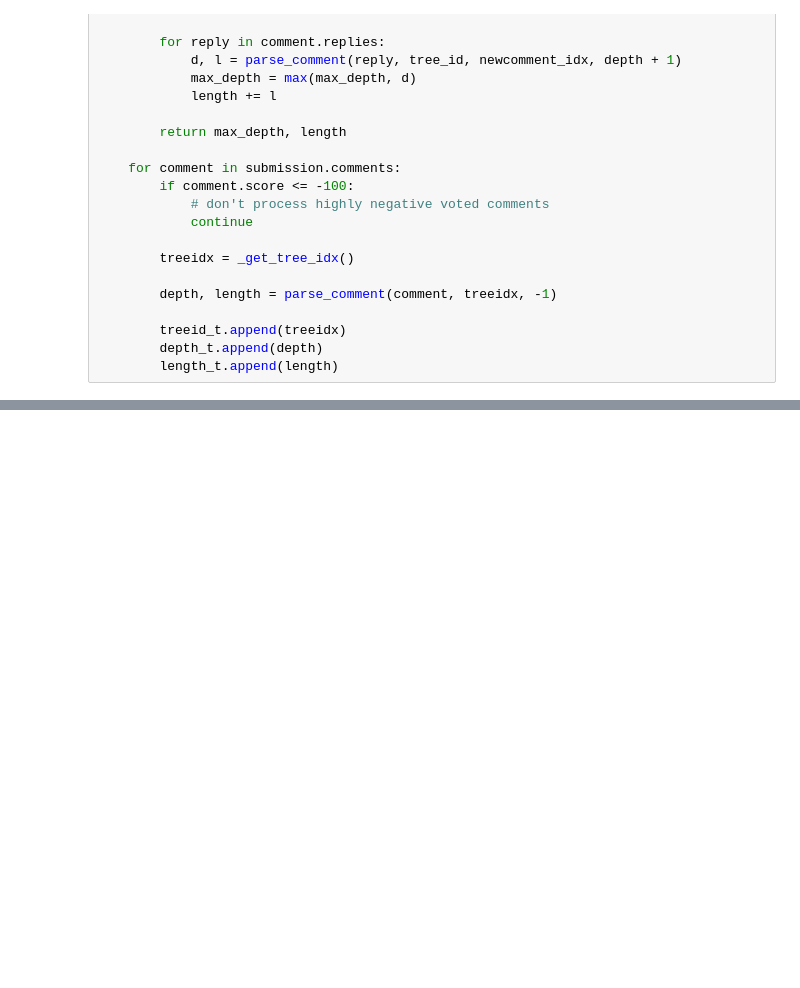
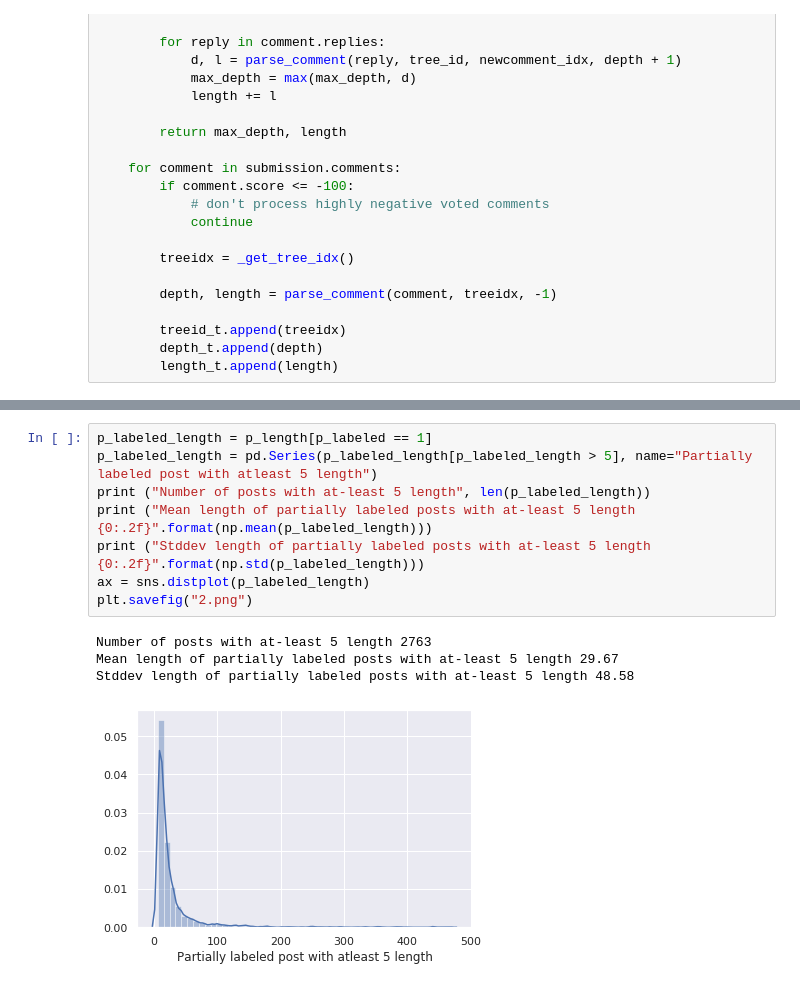
Before and after one commit to chandan047/reddit-affective-content, a Jupyter notebook: Data Visualization.ipynb, the cells around one changed output, grey strips where cells are left out. Saved outputs shown, nothing was run; the diff lists cells and outputs as text; blank space fills up the shorter version.

```diff
--- a/Data Visualization.ipynb
+++ b/Data Visualization.ipynb
@@ -366,0 +432,13 @@ for ind, submission_id in tqdm(enumerate(keys)):
+# %%
+p_labeled_length = p_length[p_labeled == 1]
+p_labeled_length = pd.Series(p_labeled_length[p_labeled_length > 5], name="Partially labeled post with atleast 5 length")
+print ("Number of posts with at-least 5 length", len(p_labeled_length))
+print ("Mean length of partially labeled posts with at-least 5 length {0:.2f}".format(np.mean(p_labeled_length)))
+print ("Stddev length of partially labeled posts with at-least 5 length {0:.2f}".format(np.std(p_labeled_length)))
+ax = sns.distplot(p_labeled_length)
+plt.savefig("2.png")
+# %% [output]
+Number of posts with at-least 5 length 2763
+Mean length of partially labeled posts with at-least 5 length 29.67
+Stddev length of partially labeled posts with at-least 5 length 48.58
+[figure, added]
```
Also changed, not shown: parts of 29 cells of this notebook, 6 other files.
